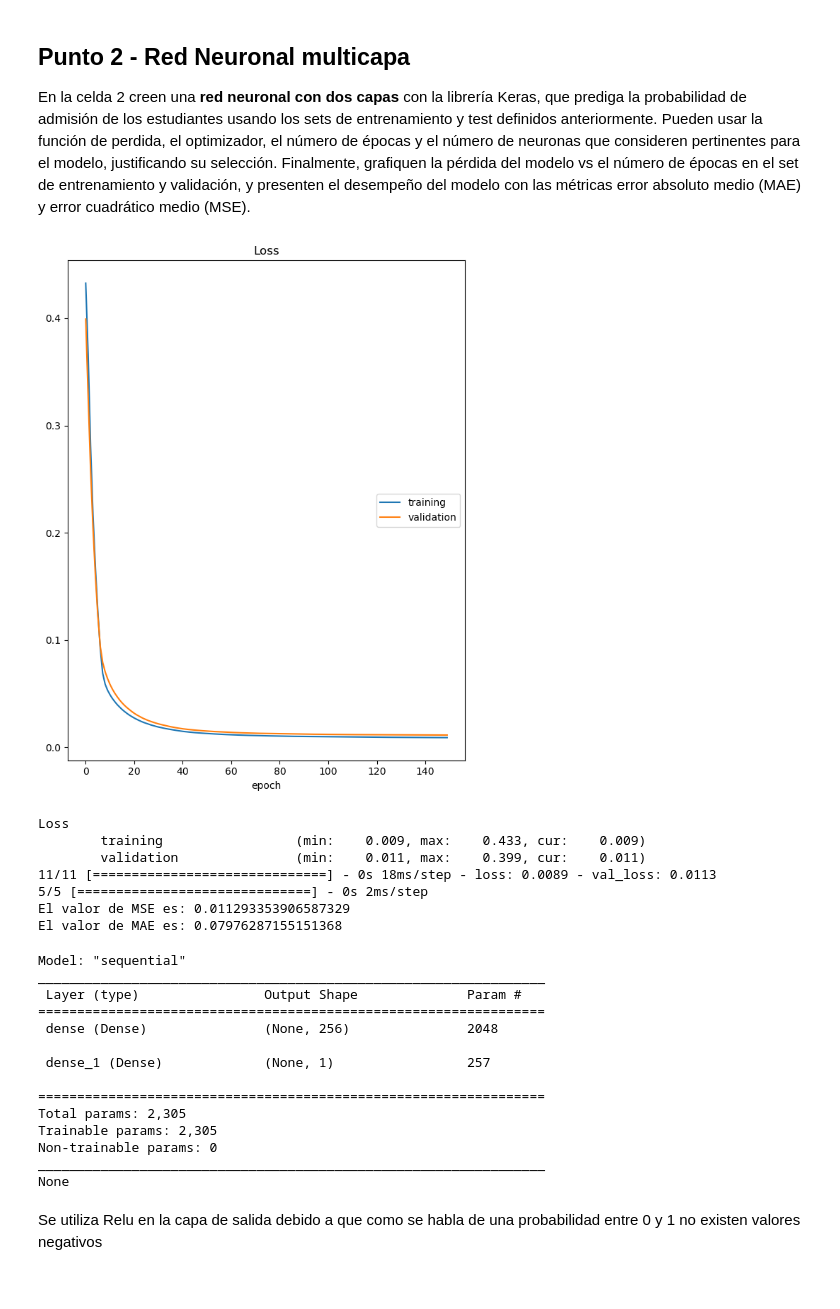
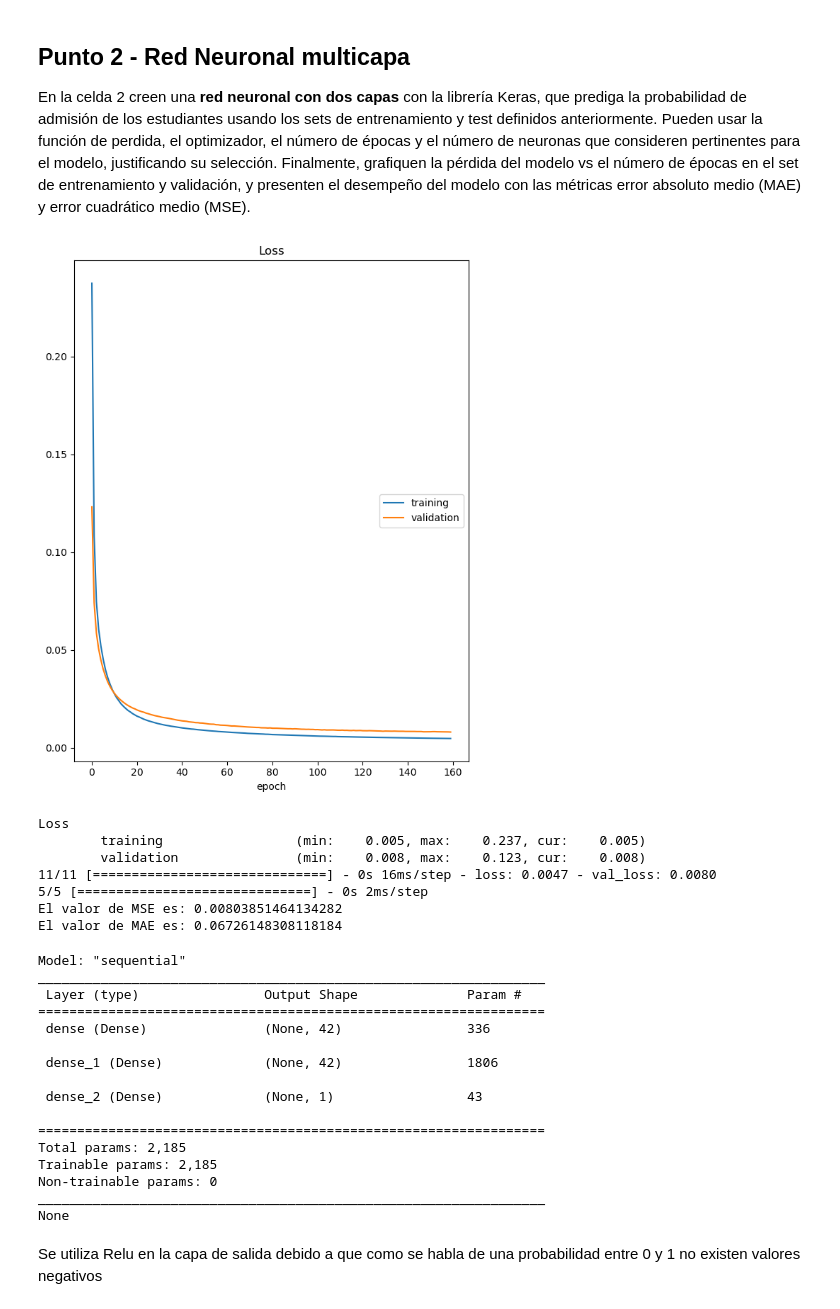
Before and after one commit to christiansakerb/ML_PLN, a Jupyter notebook: Semana 6/S6TC1-Redes_Neuronales.ipynb, the cells around one changed output. Cells and saved outputs as stored; diff of their text form; code cells hidden in the pictures.

```diff
--- a/Semana 6/S6TC1-Redes_Neuronales.ipynb
+++ b/Semana 6/S6TC1-Redes_Neuronales.ipynb
@@ -59,23 +68,29 @@ xTrain, xTest, yTrain, yTest = train_test_split(X,Y,test_size=0.3, random_state=
 ## Punto 1 - Red Neuronal de una capa
 
 En la celda 1 creen una **red neuronal de una capa** con la librería Keras, que prediga la probabilidad de admisión de los estudiantes, usando los sets de entrenamiento y test definidos anteriormente. Pueden usar la función de perdida, el optimizador y el número de épocas que consideren pertinentes para el modelo, justificando su selección. Finalmente, grafiquen la pérdida del modelo vs el número de épocas en el set de entrenamiento y validación, y presenten el desempeño del modelo con las métricas error absoluto medio (MAE) y error cuadrático medio (MSE).
+# %%
+Escalador = StandardScaler()
+xTrain_Scaled = Escalador.fit_transform(xTrain)
+xTest_Scaled = Escalador.transform(xTest)
+
+MSE_metric ={}
+MAE_metric ={}
+
+epocas = 160
+Funcion_Perdida = 'relu'
 # %%
 # Celda 1
-
-Escalador = StandardScaler()
-xTrain_Scaled = Escalador.fit_transform(xTrain)
-xTest_Scaled = Escalador.transform(xTest)
 
 keras.backend.clear_session()
 
 model = Sequential()
-model.add(Dense(units=1, input_shape=(xTrain_Scaled.shape[1],),activation='relu'))
+model.add(Dense(units=1, input_shape=(xTrain_Scaled.shape[1],),activation=Funcion_Perdida))
 
 model.compile(optimizer='sgd', loss='mean_squared_error')
 
 model.fit(xTrain_Scaled, yTrain,
           verbose=1,
-          epochs=150,
+          epochs=epocas,
           validation_data=(xTest_Scaled, yTest),
           callbacks=[PlotLossesKeras()])
 
@@ -83,9 +98,9 @@ yPred = model.predict(xTest_Scaled)
 
 MSE_metric ={}
 MAE_metric ={}
-MSE_metric['1 Capa'] = mean_squared_error(yTest, yPred)
-MAE_metric['1 Capa'] = mean_absolute_error(yTest, yPred)
+MSE_metric['modelo NN 1 Capa'] = mean_squared_error(yTest, yPred)
+MAE_metric['modelo NN 1 Capa'] = mean_absolute_error(yTest, yPred)
 
-print('El valor de MSE es: ' +str(MSE_metric['1 Capa']))
-print('El valor de MAE es: ' +str(MAE_metric['1 Capa']))
+print('El valor de MSE es: ' +str(MSE_metric['modelo NN 1 Capa']))
+print('El valor de MAE es: ' +str(MAE_metric['modelo NN 1 Capa']))
 # %% [output]
@@ -119,36 +134,36 @@ En la celda 2 creen una **red neuronal con dos capas** con la librería Keras, q
 # %%
 # Celda 2
 keras.backend.clear_session()
 
 model = Sequential()
-model.add(Dense(10, input_shape=(xTrain_Scaled.shape[1],),activation='relu'))
-model.add(Dense(5, input_shape=(xTrain_Scaled.shape[1],),activation='relu'))
-model.add(Dense(1,activation='relu'))
+model.add(Dense(42, input_shape=(xTrain_Scaled.shape[1],),activation=Funcion_Perdida))
+model.add(Dense(42,activation=Funcion_Perdida))
+model.add(Dense(1,activation=Funcion_Perdida))
 
 model.compile(optimizer='sgd', loss='mean_squared_error')
 
 model.fit(xTrain_Scaled, yTrain,
           verbose=1,
-          epochs=150,
+          epochs=epocas,
           validation_data=(xTest_Scaled, yTest),
           callbacks=[PlotLossesKeras()])
 
 yPred = model.predict(xTest_Scaled)
 
-MSE_metric['Multicapa'] = mean_squared_error(yTest, yPred)
-MAE_metric['Multicapa'] = mean_absolute_error(yTest, yPred)
+MSE_metric['modelo NN Multicapa'] = mean_squared_error(yTest, yPred)
+MAE_metric['modelo NN Multicapa'] = mean_absolute_error(yTest, yPred)
 
-print('El valor de MSE es: ' +str(MSE_metric['Multicapa']))
-print('El valor de MAE es: ' +str(MAE_metric['Multicapa']))
+print('El valor de MSE es: ' +str(MSE_metric['modelo NN Multicapa']))
+print('El valor de MAE es: ' +str(MAE_metric['modelo NN Multicapa']))
 # %% [output]
-[figure, old version]
+[figure, new version]
 Loss
-        training                 (min:    0.009, max:    0.433, cur:    0.009)
-        validation               (min:    0.011, max:    0.399, cur:    0.011)
-11/11 [==============================] - 0s 18ms/step - loss: 0.0089 - val_loss: 0.0113
+        training                 (min:    0.005, max:    0.237, cur:    0.005)
+        validation               (min:    0.008, max:    0.123, cur:    0.008)
+11/11 [==============================] - 0s 16ms/step - loss: 0.0047 - val_loss: 0.0080
 5/5 [==============================] - 0s 2ms/step
-El valor de MSE es: 0.011293353906587329
-El valor de MAE es: 0.07976287155151368
+El valor de MSE es: 0.00803851464134282
+El valor de MAE es: 0.06726148308118184
 # %%
 print(model.summary())
 # %% [output]
@@ -156,13 +171,15 @@ Model: "sequential"
 _________________________________________________________________
  Layer (type)                Output Shape              Param #
 =================================================================
- dense (Dense)               (None, 256)               2048
+ dense (Dense)               (None, 42)                336
 
- dense_1 (Dense)             (None, 1)                 257
+ dense_1 (Dense)             (None, 42)                1806
+
+ dense_2 (Dense)             (None, 1)                 43
 
 =================================================================
-Total params: 2,305
-Trainable params: 2,305
+Total params: 2,185
+Trainable params: 2,185
 Non-trainable params: 0
 _________________________________________________________________
 None
```
Also changed, not shown: parts of 11 cells of this notebook.
